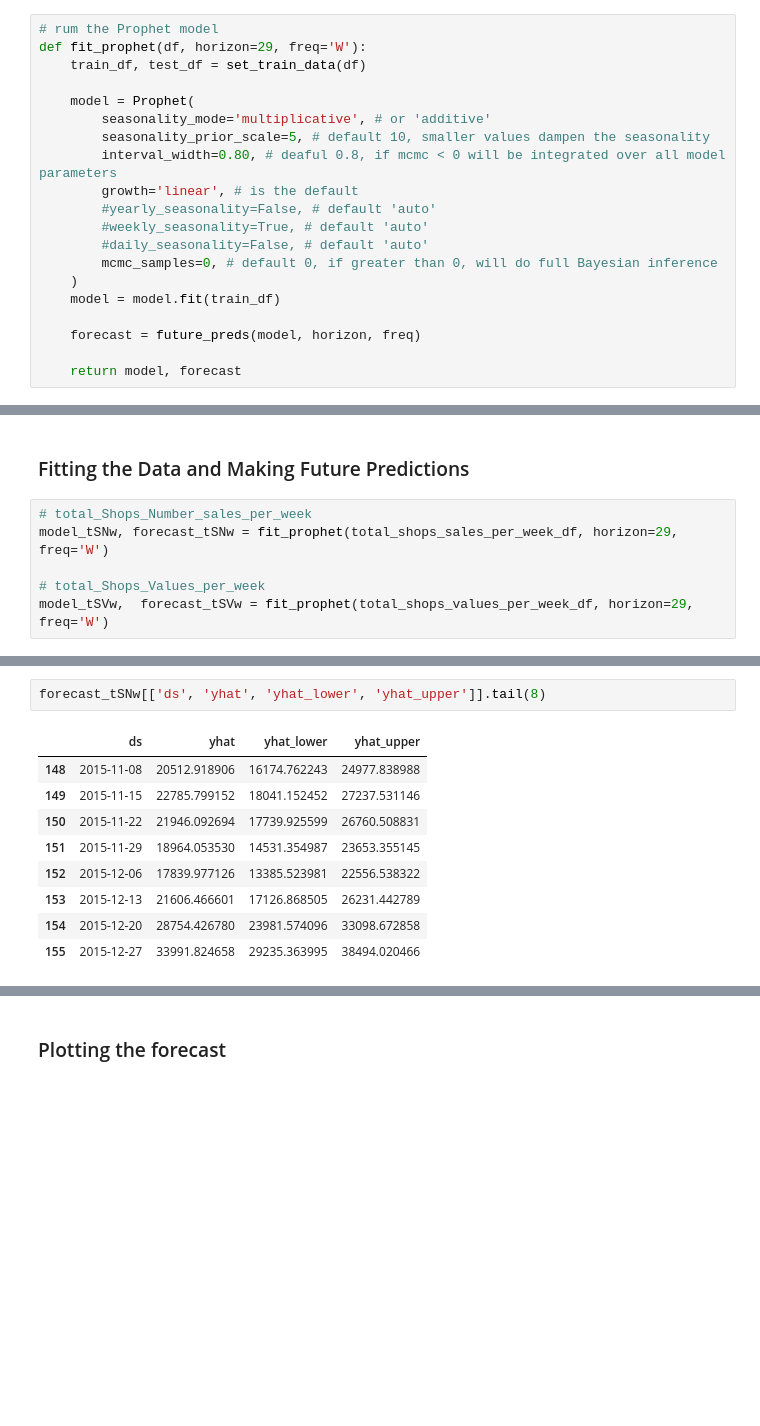
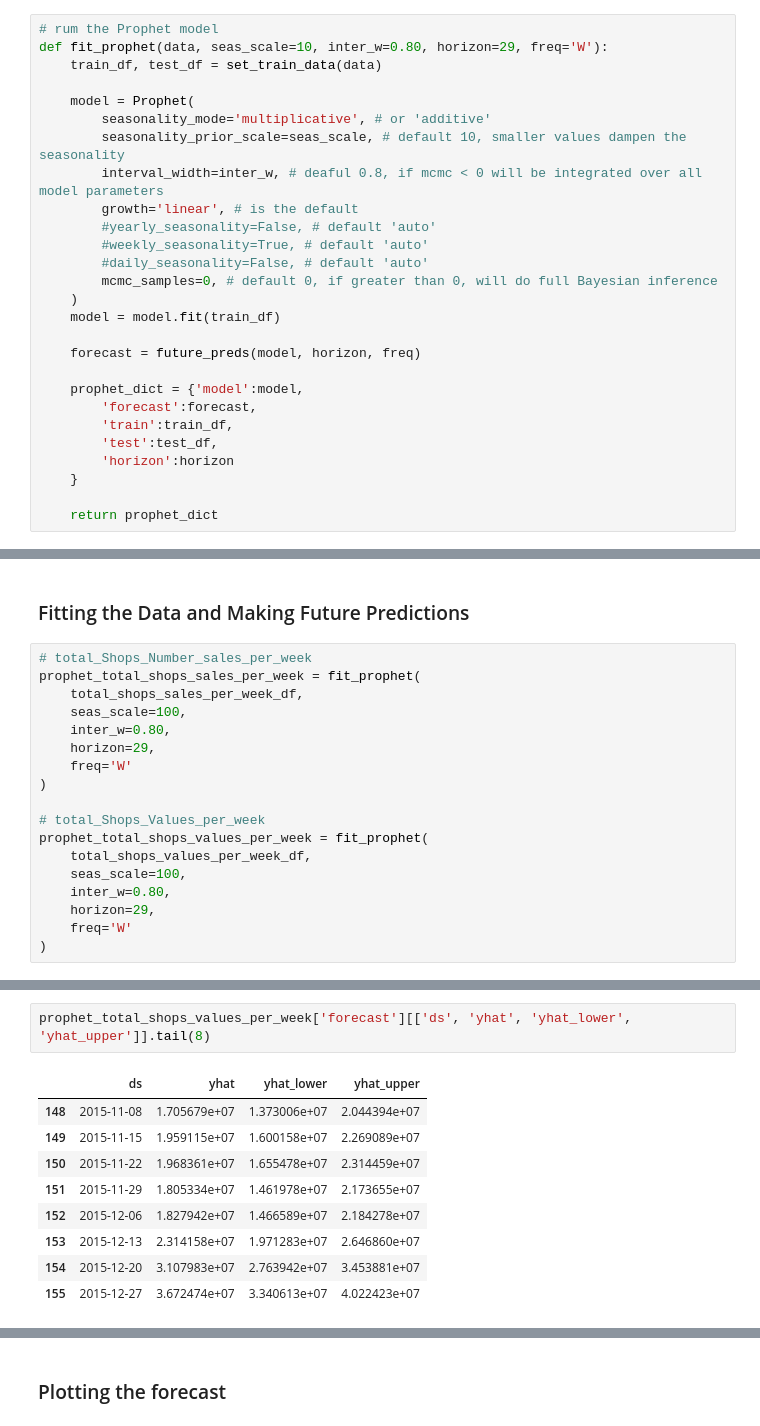
Before and after one commit to dxclemente/blast-from-the-forecast, a Jupyter notebook: notebooks/preprocess.ipynb, the cells around one changed output, grey strips where cells are left out. Drawn from its saved outputs; the diff is of its cells as text; blank space fills up the shorter version.

Commit message:
Prophet Shop id Sales per week

```diff
--- a/notebooks/preprocess.ipynb
+++ b/notebooks/preprocess.ipynb
@@ -392,13 +413,13 @@ def set_train_data(df):
     return train, test
 # %%
 # rum the Prophet model
-def fit_prophet(df, horizon=29, freq='W'):
-    train_df, test_df = set_train_data(df)
+def fit_prophet(data, seas_scale=10, inter_w=0.80, horizon=29, freq='W'):
+    train_df, test_df = set_train_data(data)
 
     model = Prophet(
         seasonality_mode='multiplicative', # or 'additive'
-        seasonality_prior_scale=5, # default 10, smaller values dampen the seasonality
-        interval_width=0.80, # deaful 0.8, if mcmc < 0 will be integrated over all model parameters
+        seasonality_prior_scale=seas_scale, # default 10, smaller values dampen the seasonality
+        interval_width=inter_w, # deaful 0.8, if mcmc < 0 will be integrated over all model parameters
         growth='linear', # is the default
         #yearly_seasonality=False, # default 'auto'
         #weekly_seasonality=True, # default 'auto'
@@ -409,7 +430,14 @@ def fit_prophet(df, horizon=29, freq='W'):
 
     forecast = future_preds(model, horizon, freq)
 
-    return model, forecast
+    prophet_dict = {'model':model,
+        'forecast':forecast,
+        'train':train_df,
+        'test':test_df,
+        'horizon':horizon
+    }
+
+    return prophet_dict
 # %%
 # make future predictions
 def future_preds(model, horizon=29, freq='W'):
@@ -423,8 +451,20 @@ def future_preds(model, horizon=29, freq='W'):
 ### Fitting the Data and Making Future Predictions
 # %%
 # total_Shops_Number_sales_per_week
-model_tSNw, forecast_tSNw = fit_prophet(total_shops_sales_per_week_df, horizon=29, freq='W')
+prophet_total_shops_sales_per_week = fit_prophet(
+    total_shops_sales_per_week_df,
+    seas_scale=100,
+    inter_w=0.80,
+    horizon=29,
+    freq='W'
+)
 
 # total_Shops_Values_per_week
-model_tSVw,  forecast_tSVw = fit_prophet(total_shops_values_per_week_df, horizon=29, freq='W')
+prophet_total_shops_values_per_week = fit_prophet(
+    total_shops_values_per_week_df,
+    seas_scale=100,
+    inter_w=0.80,
+    horizon=29,
+    freq='W'
+)
 # %% [output]
@@ -435,12 +487,12 @@ model_tSVw,  forecast_tSVw = fit_prophet(total_shops_values_per_week_df, horizon
 # %%
-forecast_tSNw[['ds', 'yhat', 'yhat_lower', 'yhat_upper']].tail(8)
+prophet_total_shops_values_per_week['forecast'][['ds', 'yhat', 'yhat_lower', 'yhat_upper']].tail(8)
 # %% [output]
 |  | ds | yhat | yhat_lower | yhat_upper |
-| 148 | 2015-11-08 | 20512.918906 | 16174.762243 | 24977.838988 |
-| 149 | 2015-11-15 | 22785.799152 | 18041.152452 | 27237.531146 |
-| 150 | 2015-11-22 | 21946.092694 | 17739.925599 | 26760.508831 |
-| 151 | 2015-11-29 | 18964.053530 | 14531.354987 | 23653.355145 |
-| 152 | 2015-12-06 | 17839.977126 | 13385.523981 | 22556.538322 |
-| 153 | 2015-12-13 | 21606.466601 | 17126.868505 | 26231.442789 |
-| 154 | 2015-12-20 | 28754.426780 | 23981.574096 | 33098.672858 |
-| 155 | 2015-12-27 | 33991.824658 | 29235.363995 | 38494.020466 |
+| 148 | 2015-11-08 | 1.705679e+07 | 1.373006e+07 | 2.044394e+07 |
+| 149 | 2015-11-15 | 1.959115e+07 | 1.600158e+07 | 2.269089e+07 |
+| 150 | 2015-11-22 | 1.968361e+07 | 1.655478e+07 | 2.314459e+07 |
+| 151 | 2015-11-29 | 1.805334e+07 | 1.461978e+07 | 2.173655e+07 |
+| 152 | 2015-12-06 | 1.827942e+07 | 1.466589e+07 | 2.184278e+07 |
+| 153 | 2015-12-13 | 2.314158e+07 | 1.971283e+07 | 2.646860e+07 |
+| 154 | 2015-12-20 | 3.107983e+07 | 2.763942e+07 | 3.453881e+07 |
+| 155 | 2015-12-27 | 3.672474e+07 | 3.340613e+07 | 4.022423e+07 |
```
Also changed, not shown: parts of 55 cells of this notebook.
